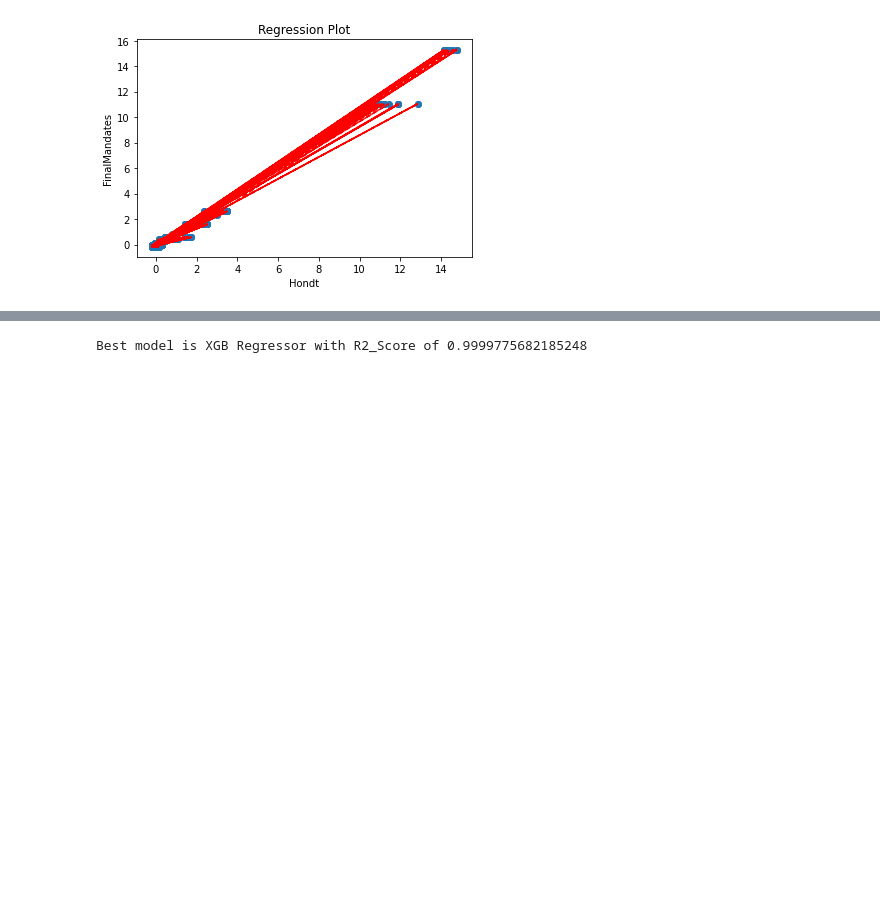
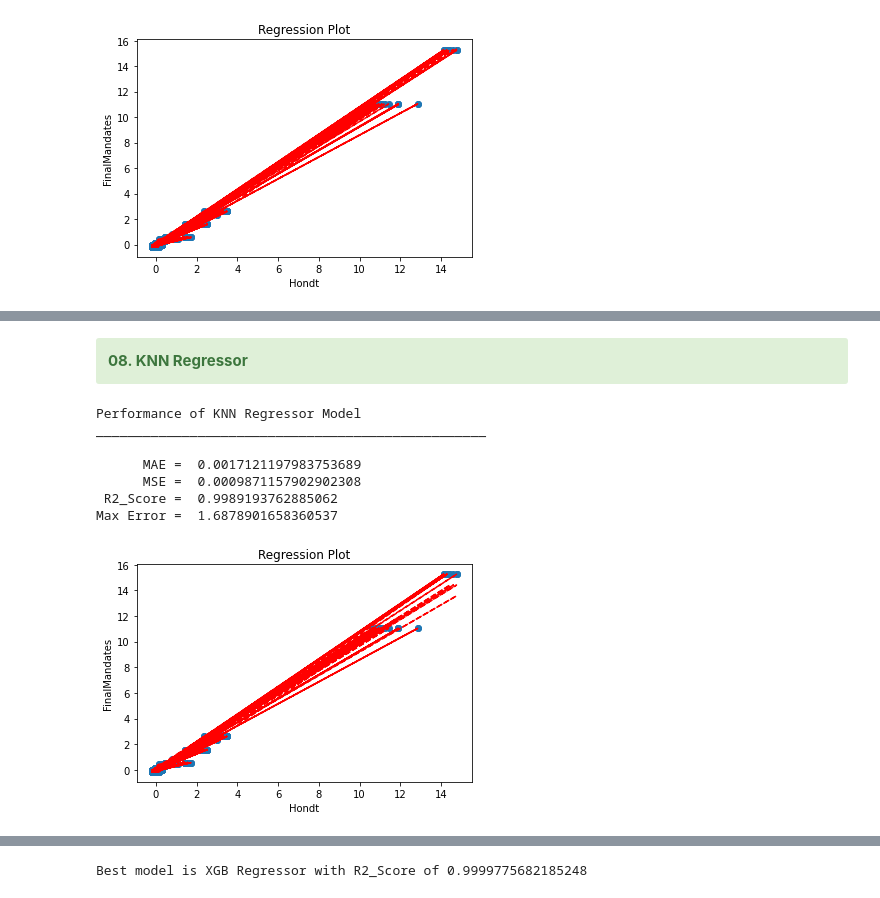
Before and after one commit to sreeh4ri/ictk_projects, a Jupyter notebook: projects/Final-Project/final-project-modelling.ipynb, the cells around one changed output, grey strips where cells are left out. Drawn from its saved outputs; the diff is of its cells as text; code cells hidden in the pictures; blank space fills up the shorter version.

```diff
--- a/projects/Final-Project/final-project-modelling.ipynb
+++ b/projects/Final-Project/final-project-modelling.ipynb
@@ -238,0 +256,17 @@ Max Error =  1.838747571503058
+# %% [markdown]
+<div class="alert alert-success"><b>08. KNN Regressor</b></div>
+# %%
+from sklearn.neighbors import KNeighborsRegressor
+knn_model = KNeighborsRegressor().fit(X_train, y_train)
+knn_pred = knn_model.predict(X_test)
+check_metrices(knn_pred, 'KNN Regressor')
+plot_prediction(knn_pred)
+# %% [output]
+Performance of KNN Regressor Model
+__________________________________________________
+
+      MAE =  0.0017121197983753689
+      MSE =  0.0009871157902902308
+ R2_Score =  0.9989193762885062
+Max Error =  1.6878901658360537
+[figure, added]
```
Also changed, not shown: parts of 10 cells of this notebook.
